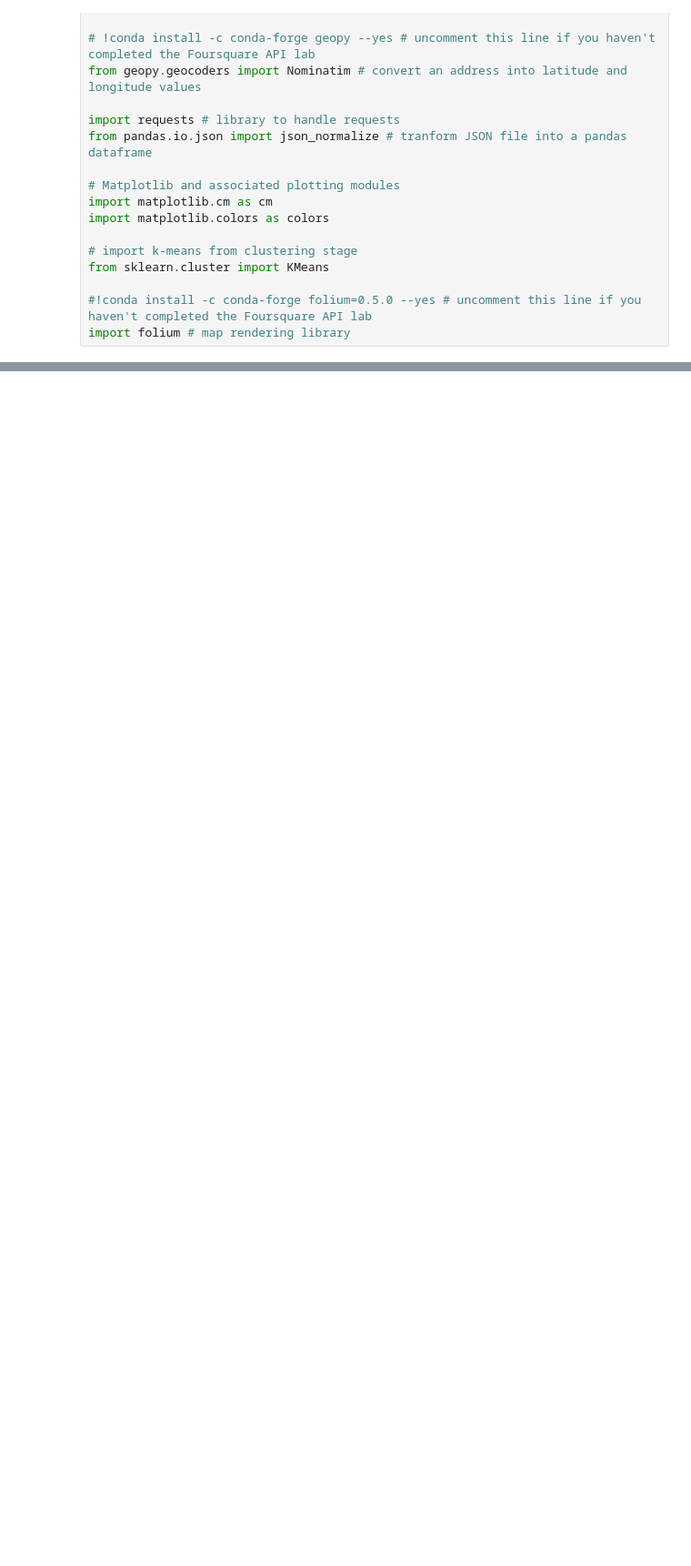
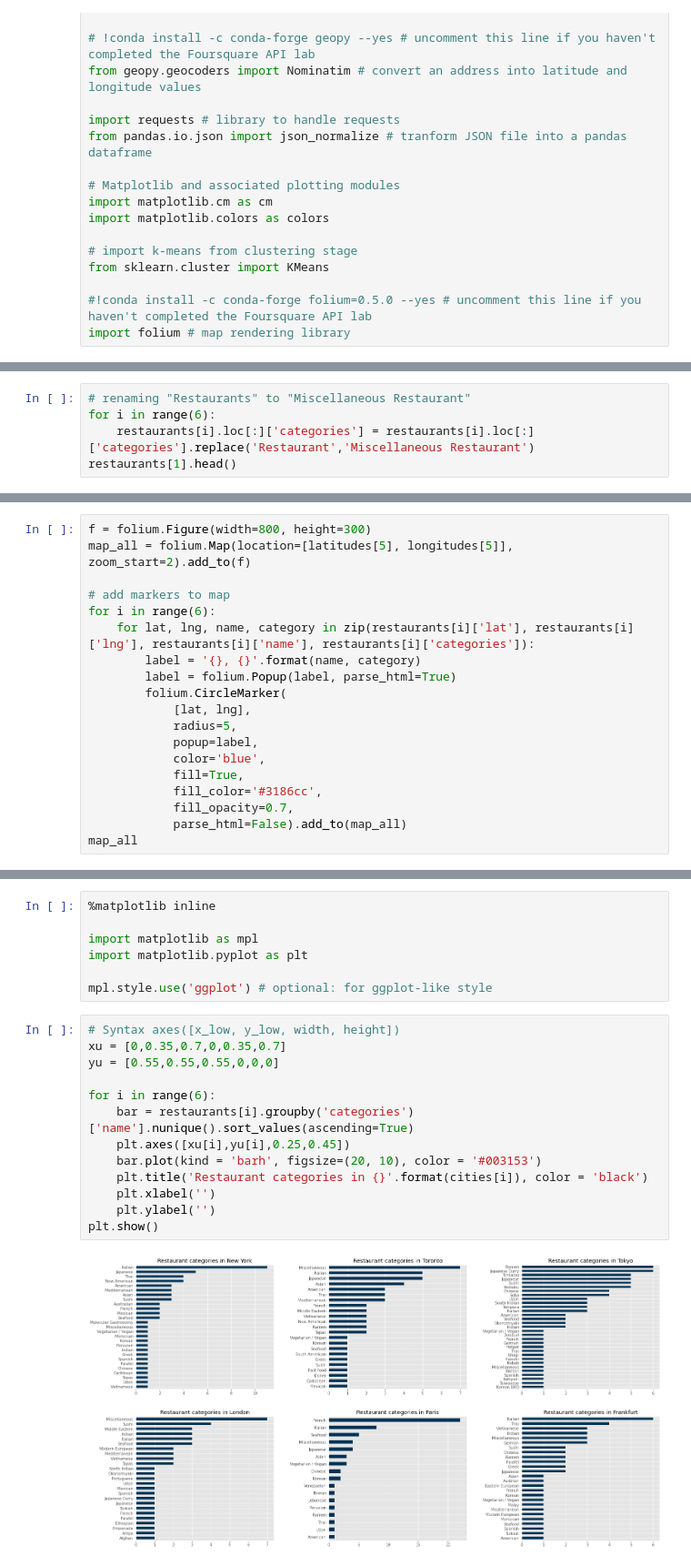
Before and after one commit to OrganicSoylent/Coursera_Capstone, a Jupyter notebook: Grand_finale.ipynb, the cells around one changed output, grey strips where cells are left out. Shown at 91% size. Cells and saved outputs as stored; diff of their text form; blank space fills up the shorter version.

```diff
--- a/Grand_finale.ipynb
+++ b/Grand_finale.ipynb
@@ -169,0 +155,5 @@ map_all
+# %%
+# renaming "Restaurants" to "Miscellaneous Restaurant"
+for i in range(6):
+    restaurants[i].loc[:]['categories'] = restaurants[i].loc[:]['categories'].replace('Restaurant','Miscellaneous Restaurant')
+restaurants[1].head()
@@ -169,0 +185,19 @@ map_all
+# %%
+f = folium.Figure(width=800, height=300)
+map_all = folium.Map(location=[latitudes[5], longitudes[5]], zoom_start=2).add_to(f)
+
+# add markers to map
+for i in range(6):
+    for lat, lng, name, category in zip(restaurants[i]['lat'], restaurants[i]['lng'], restaurants[i]['name'], restaurants[i]['categories']):
+        label = '{}, {}'.format(name, category)
+        label = folium.Popup(label, parse_html=True)
+        folium.CircleMarker(
+            [lat, lng],
+            radius=5,
+            popup=label,
+            color='blue',
+            fill=True,
+            fill_color='#3186cc',
+            fill_opacity=0.7,
+            parse_html=False).add_to(map_all)
+map_all
@@ -169,0 +210,22 @@ map_all
+# %%
+%matplotlib inline
+
+import matplotlib as mpl
+import matplotlib.pyplot as plt
+
+mpl.style.use('ggplot') # optional: for ggplot-like style
+# %%
+# Syntax axes([x_low, y_low, width, height])
+xu = [0,0.35,0.7,0,0.35,0.7]
+yu = [0.55,0.55,0.55,0,0,0]
+
+for i in range(6):
+    bar = restaurants[i].groupby('categories')['name'].nunique().sort_values(ascending=True)
+    plt.axes([xu[i],yu[i],0.25,0.45])
+    bar.plot(kind = 'barh', figsize=(20, 10), color = '#003153')
+    plt.title('Restaurant categories in {}'.format(cities[i]), color = 'black')
+    plt.xlabel('')
+    plt.ylabel('')
+plt.show()
+# %% [output]
+[figure, added]
```
Also changed, not shown: parts of 74 cells of this notebook.
